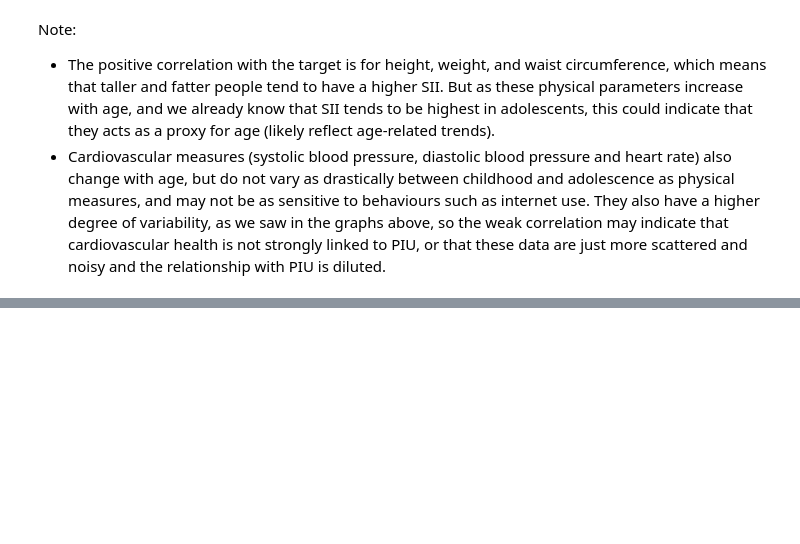
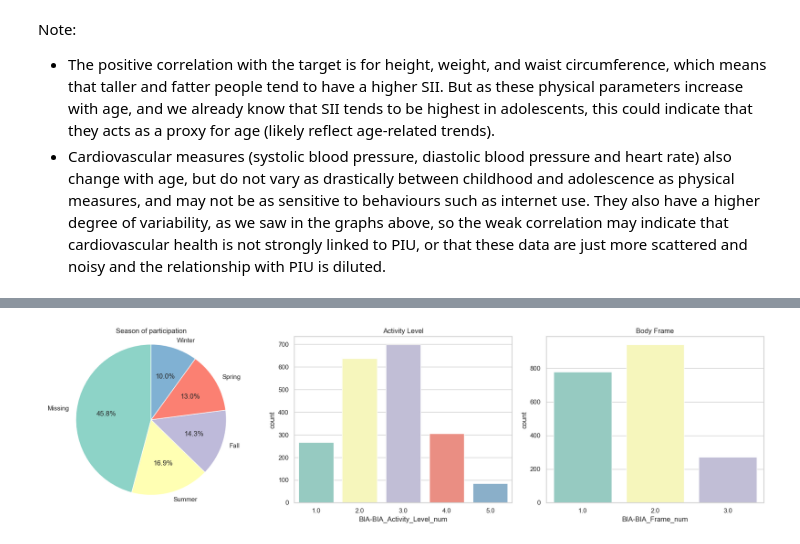
Before and after one commit to AdityaMarne/Kaggle_projects, a Jupyter notebook: ProblematicInternetUse/notebooks/EDA_Train.ipynb, the cells around one changed output, grey strips where cells are left out. Cells and saved outputs as stored; diff of their text form; code cells hidden in the pictures; blank space fills up the shorter version.

Commit message:
Added more EDA on train data

```diff
--- a/ProblematicInternetUse/notebooks/EDA.ipynb
+++ b/ProblematicInternetUse/notebooks/EDA_Train.ipynb
@@ -1524,0 +1550,4 @@ Note:
+# %%
+bia_data_dict = data_dict[data_dict['Instrument'] == 'Bio-electric Impedance Analysis']
+categorical_columns = bia_data_dict[bia_data_dict['Type'] == 'categorical int']['Field'].tolist()
+continuous_columns = bia_data_dict[bia_data_dict['Type'] == 'float']['Field'].tolist()
@@ -1524,0 +1596,26 @@ Note:
+# %%
+fig, axes = plt.subplots(1, 3, figsize=(18, 5))
+
+# Season
+season_counts = train['BIA-Season'].value_counts(normalize=True)
+axes[0].pie(
+    season_counts,
+    labels=season_counts.index,
+    autopct='%1.1f%%',
+    startangle=90,
+    colors=sns.color_palette("Set3")
+)
+axes[0].set_title(
+    f"{bia_data_dict[bia_data_dict['Field'] == 'BIA-Season']['Description'].values[0]}"
+)
+axes[0].axis('equal')
+
+# Other categorical columns
+for idx, col in enumerate(categorical_columns):
+    sns.countplot(x=col, data=train, palette="Set3", ax=axes[idx+1])
+    axes[idx+1].set_title(data_dict[data_dict['Field'] == col]['Description'].values[0])
+
+plt.tight_layout()
+plt.show()
+# %% [output]
+[figure, added]
```
Also changed, not shown: parts of 44 cells of this notebook.
